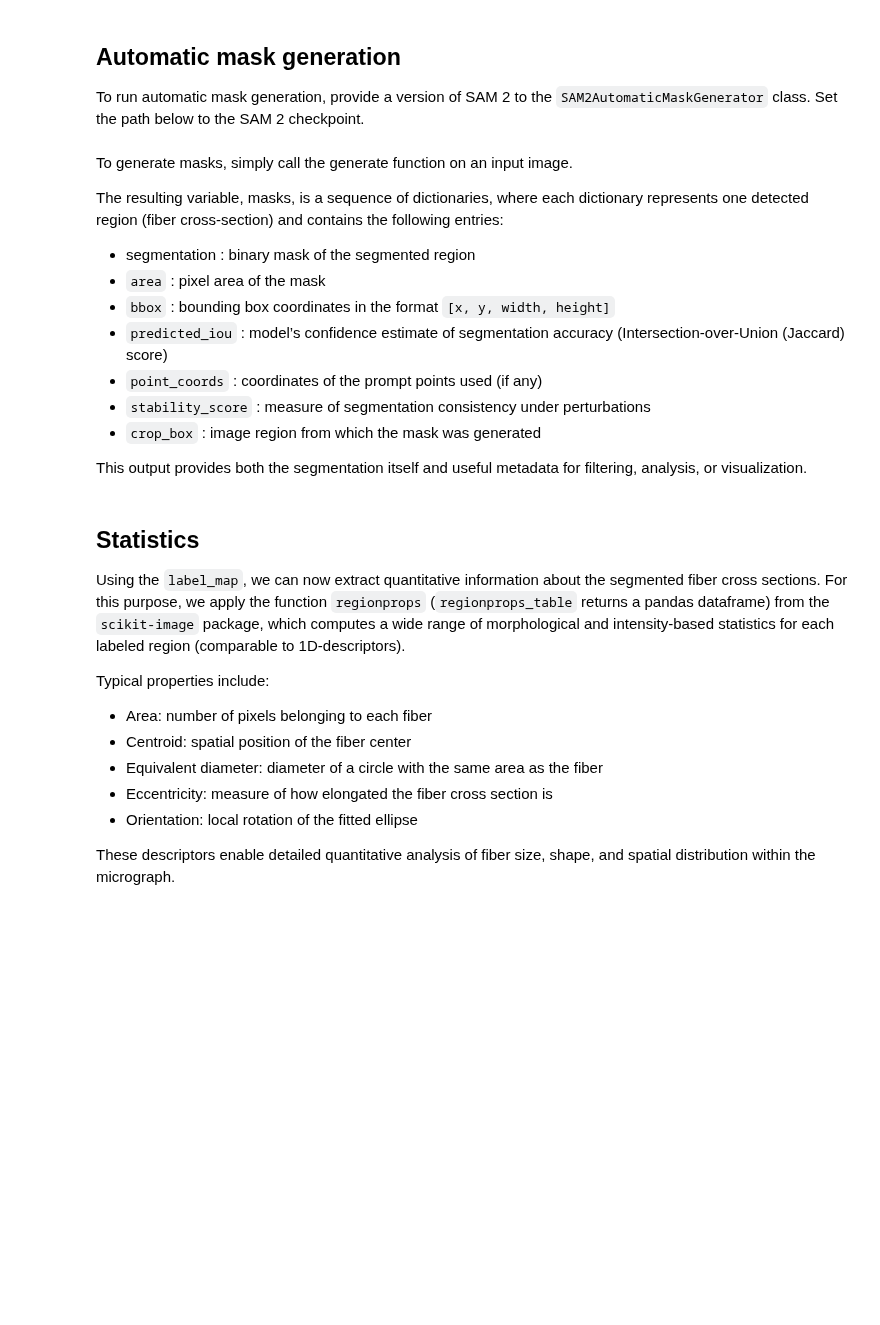
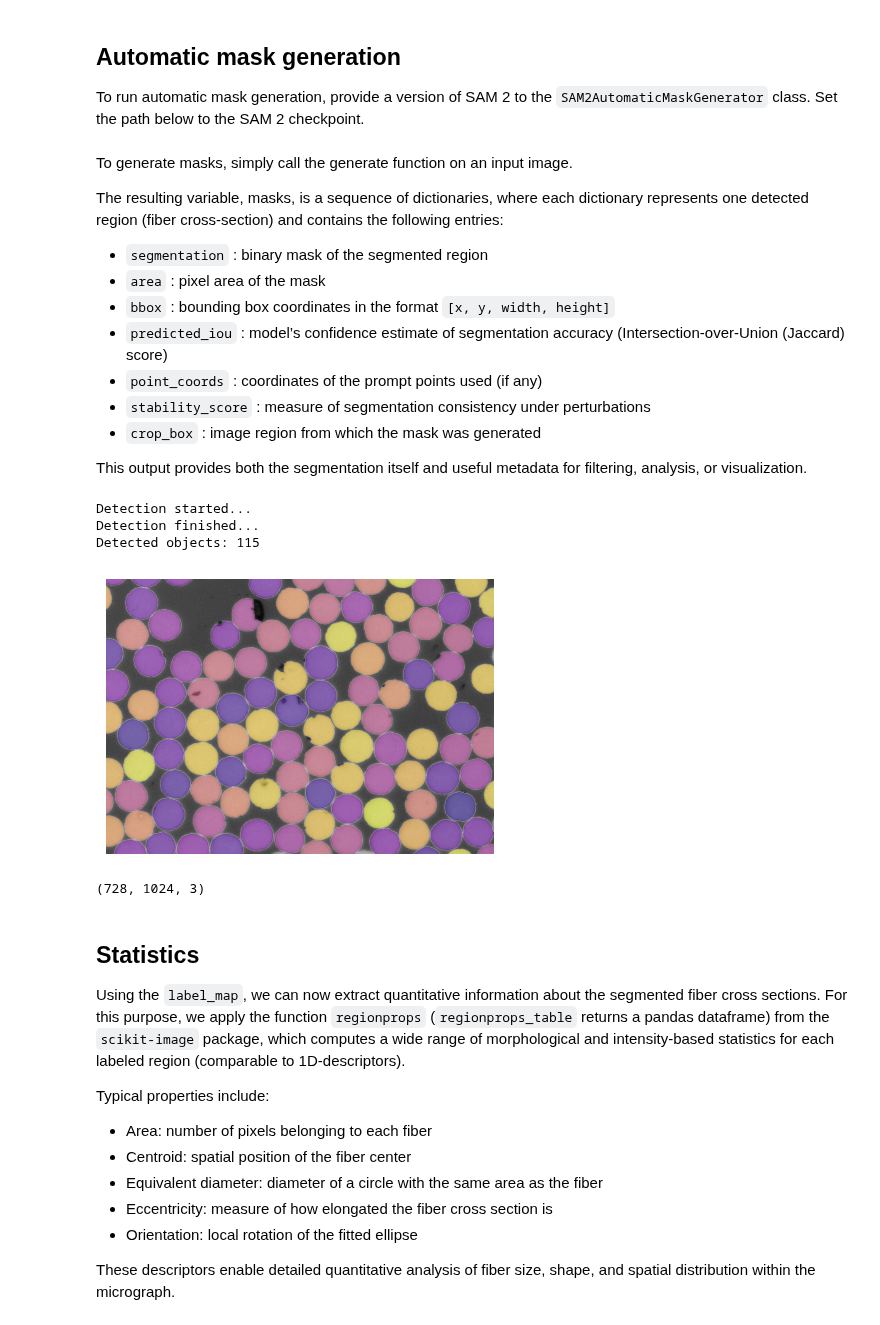
Before and after one commit to choROPeNt/segment-anything-2, a Jupyter notebook: notebooks/colab_analysis.ipynb, the cells around one changed output. Saved outputs shown, nothing was run; the diff lists cells and outputs as text; code cells hidden in the pictures; blank space fills up the shorter version.

Commit message:
lil bit more revision and started adding descriptors

```diff
--- a/notebooks/colab_analysis.ipynb
+++ b/notebooks/colab_analysis.ipynb
@@ -204,14 +230,14 @@ mask_generator = SAM2AutomaticMaskGenerator(
     box_nms_thresh=0.1,         # Non-Maximum Suppression (NMS) threshold for filtering overlapping boxes.
                                 # Lower values make the filter stricter, keeping fewer overlapping regions.
 
-    stability_score_thresh=0.8  # Confidence threshold measuring mask consistency under perturbations.
+    stability_score_thresh=0.9  # Confidence threshold measuring mask consistency under perturbations.
                                 # Lowering this (e.g. 0.7–0.8) retains more masks, especially smaller or noisier ones.
 )
 # %% [markdown]
 To generate masks, simply call the generate function on an input image.
 
 The resulting variable, masks, is a sequence of dictionaries, where each dictionary represents one detected region (fiber cross-section) and contains the following entries:
-- segmentation : binary mask of the segmented region
+- `segmentation` : binary mask of the segmented region
 - `area` : pixel area of the mask
 - `bbox` : bounding box coordinates in the format `[x, y, width, height]`
 - `predicted_iou` : model’s confidence estimate of segmentation accuracy (Intersection-over-Union (Jaccard) score)
@@ -225,13 +251,27 @@ print(f"Detection started...")
 masks = mask_generator.generate(image_np)
 print(f"Detection finished...")
 print(f"Detected objects: {len(masks)}")
+# %% [output]
+Detection started...
+Detection finished...
+Detected objects: 115
+# %%
+# Sort masks by area (largest first)
+sorted_masks = sorted(masks, key=lambda m: m["area"], reverse=True)
+
+# Remove the largest mask if it is likely background (area > 1e5 px)
+if sorted_masks and sorted_masks[0]["area"] > 1e5:
+    sorted_masks = sorted_masks[1:]
 # %%
 # Display some results
-plt.figure(figsize=(20, 10))
+plt.figure(figsize=(5, 5))
 plt.imshow(image_np)
-label_canvas = show_anns(masks)
+label_canvas = show_anns(sorted_masks)
 plt.axis('off')
 plt.show()
+# %% [output]
+[figure, added]
+(728, 1024, 3)
 # %% [markdown]
 ## Statistics
 
```
Also changed, not shown: parts of 13 cells of this notebook.
